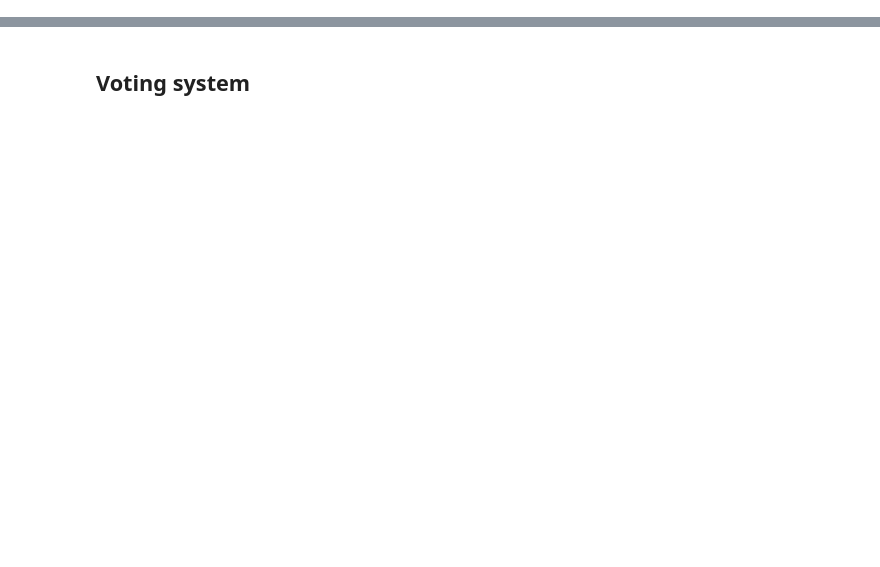
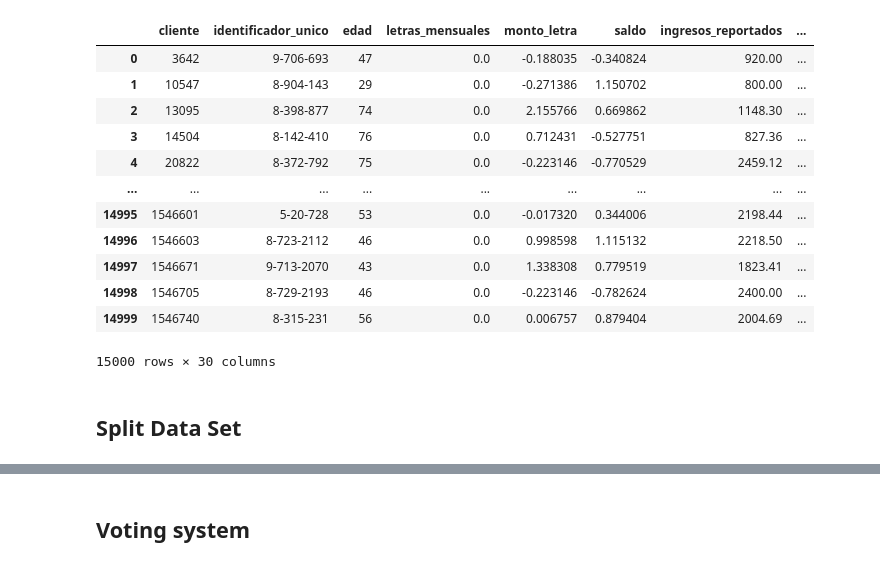
Before and after one commit to dfsosa83/caja-de-ahorros, a Jupyter notebook: notebooks/02_training_model_version_1.ipynb, the cells around one changed output, grey strips where cells are left out. Saved outputs shown, nothing was run; the diff lists cells and outputs as text; code cells hidden in the pictures; blank space fills up the shorter version.

```diff
--- a/notebooks/02_training_model_version_1.ipynb
+++ b/notebooks/02_training_model_version_1.ipynb
@@ -47,0 +156,2 @@ pd.set_option('display.max_colwidth', 100)
+# %%
+df=df_original.copy()
@@ -47,0 +422,19 @@ pd.set_option('display.max_colwidth', 100)
+# %%
+# STEP 5: Remove Data Leakage Features
+# ============================================================================
+print("\n" + "=" * 60)
+print("STEP 5: REMOVING DATA LEAKAGE FEATURES")
+print("=" * 60)
+
+# Features that may cause data leakage
+leakage_features = ['payment_to_income_ratio']
+
+print(f"Checking for potential data leakage features...")
+for feature in leakage_features:
+    if feature in df.columns:
+        df.drop(columns=[feature], inplace=True)
+        print(f"  ✅ Removed: {feature} (potential data leakage)")
+    else:
+        print(f"  ℹ️  Feature not found: {feature}")
+
+print(f"\nData leakage check completed!")
@@ -47,0 +598,18 @@ pd.set_option('display.max_colwidth', 100)
+# %%
+df_to_split = df.drop(columns=['segmento','sexo','ciudad','pais','ocupacion','estado_civil','nombreempleadorcliente','cargoempleocliente','productos_activos']).copy()
+# %%
+df_to_split
+# %% [output]
+|  | cliente | identificador_unico | edad | letras_mensuales | monto_letra | saldo | ingresos_reportados | ... |
+| 0 | 3642 | 9-706-693 | 47 | 0.0 | -0.188035 | -0.340824 | 920.00 | ... |
+| 1 | 10547 | 8-904-143 | 29 | 0.0 | -0.271386 | 1.150702 | 800.00 | ... |
+| 2 | 13095 | 8-398-877 | 74 | 0.0 | 2.155766 | 0.669862 | 1148.30 | ... |
+| 3 | 14504 | 8-142-410 | 76 | 0.0 | 0.712431 | -0.527751 | 827.36 | ... |
+| 4 | 20822 | 8-372-792 | 75 | 0.0 | -0.223146 | -0.770529 | 2459.12 | ... |
+| ... | ... | ... | ... | ... | ... | ... | ... | ... |
+| 14995 | 1546601 | 5-20-728 | 53 | 0.0 | -0.017320 | 0.344006 | 2198.44 | ... |
+| 14996 | 1546603 | 8-723-2112 | 46 | 0.0 | 0.998598 | 1.115132 | 2218.50 | ... |
+| 14997 | 1546671 | 9-713-2070 | 43 | 0.0 | 1.338308 | 0.779519 | 1823.41 | ... |
+| 14998 | 1546705 | 8-729-2193 | 46 | 0.0 | -0.223146 | -0.782624 | 2400.00 | ... |
+| 14999 | 1546740 | 8-315-231 | 56 | 0.0 | 0.006757 | 0.879404 | 2004.69 | ... |
+15000 rows × 30 columns
@@ -47,0 +752,2 @@ pd.set_option('display.max_colwidth', 100)
+# %% [markdown]
+## Split Data Set
```
Also changed, not shown: parts of 56 cells of this notebook, 7 other files.
